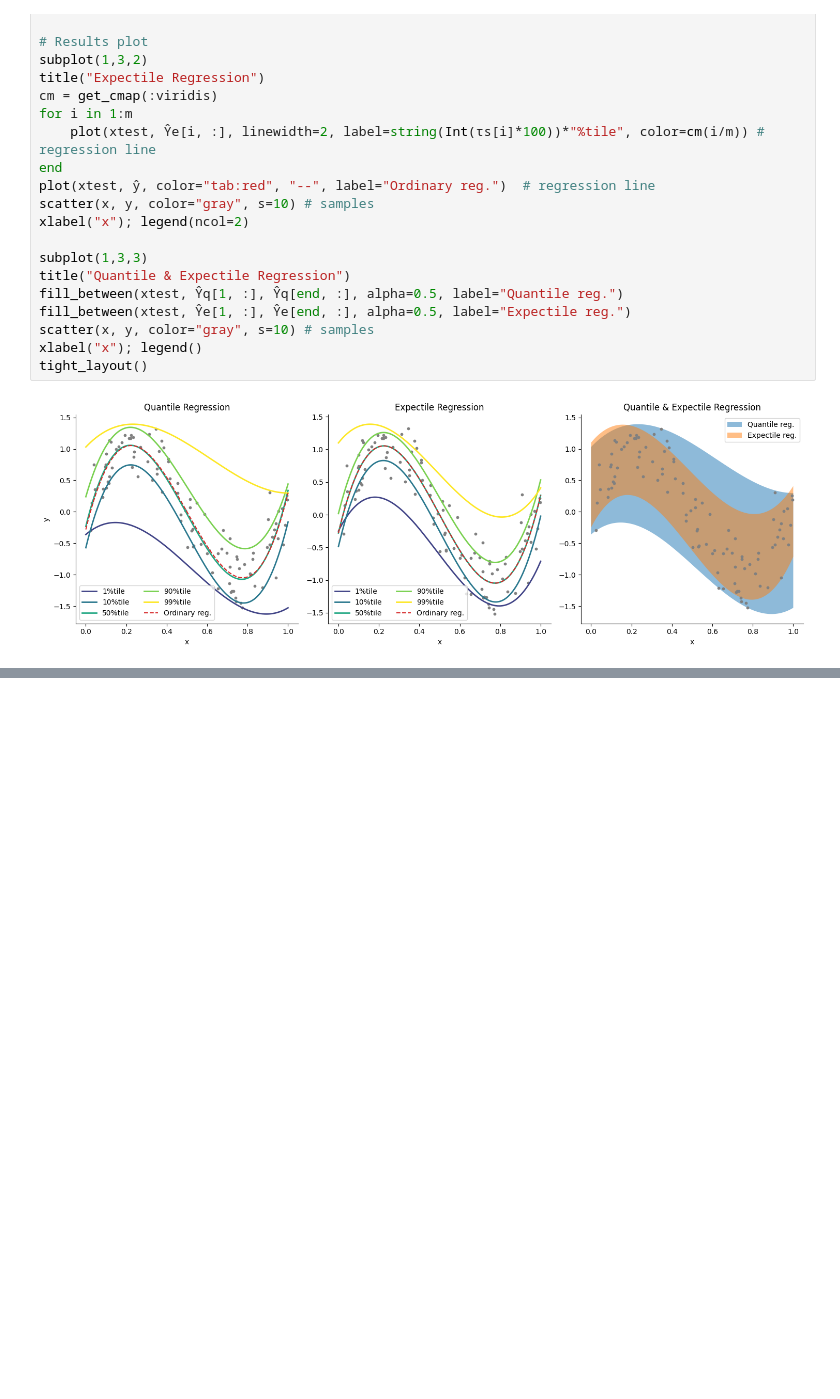
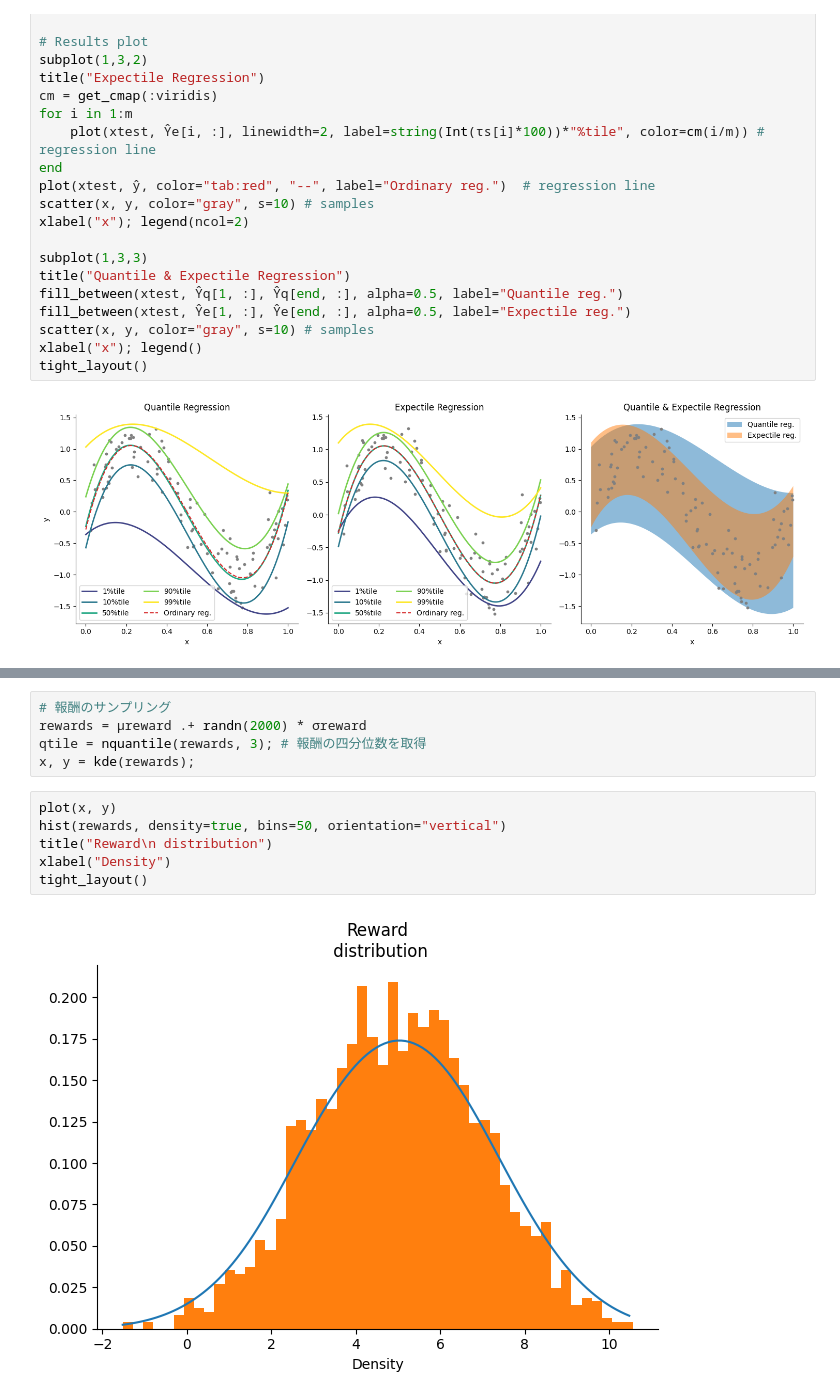
Before and after one commit to compneuro-julia/compneuro-julia-management, a Jupyter notebook: contents/bayesian-brain/quantile-expectile-regression.ipynb, the cells around one changed output, grey strips where cells are left out. Cells and saved outputs as stored; diff of their text form; blank space fills up the shorter version.

```diff
--- a/contents/bayesian-brain/quantile-expectile-regression.ipynb
+++ b/contents/bayesian-brain/quantile-expectile-regression.ipynb
@@ -234,0 +403,13 @@ tight_layout()
+# %%
+# 報酬のサンプリング
+rewards = μreward .+ randn(2000) * σreward
+qtile = nquantile(rewards, 3); # 報酬の四分位数を取得
+x, y = kde(rewards);
+# %%
+plot(x, y)
+hist(rewards, density=true, bins=50, orientation="vertical")
+title("Reward\n distribution")
+xlabel("Density")
+tight_layout()
+# %% [output]
+[figure, added]
```
Also changed, not shown: parts of 26 cells of this notebook, 10 other files.
